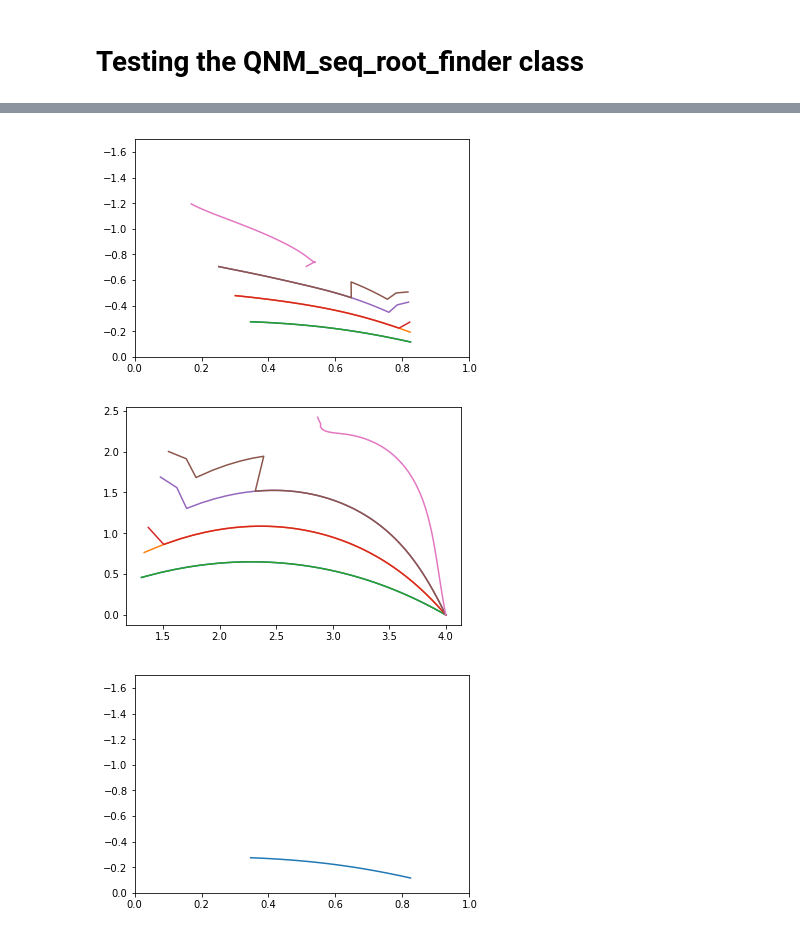
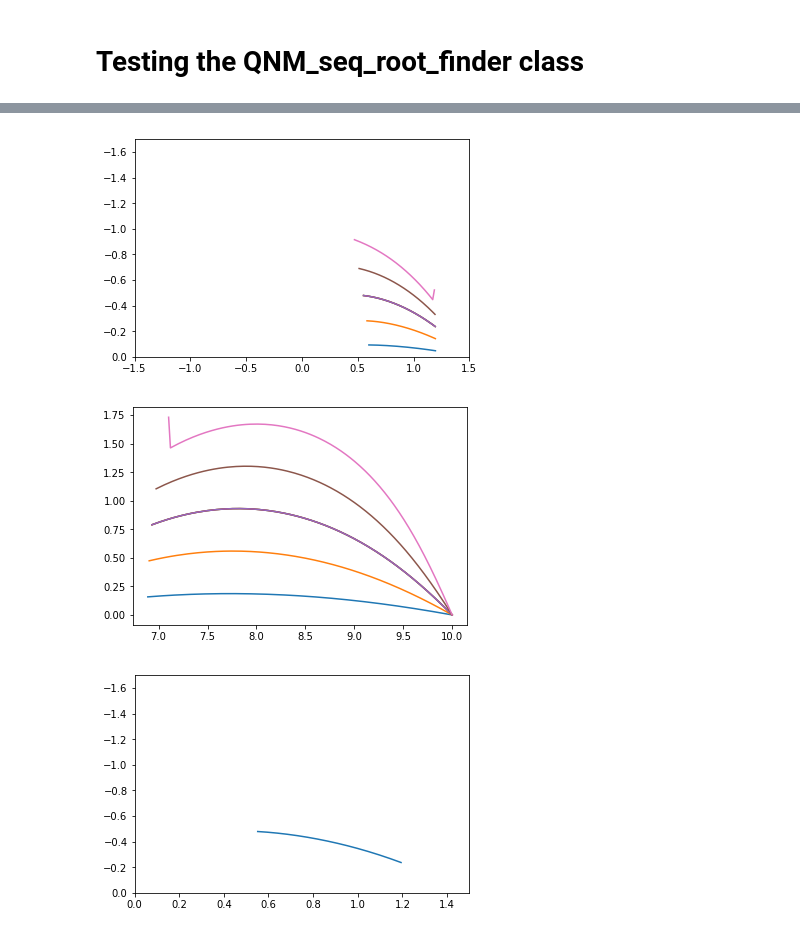
Before and after one commit to duetosymmetry/qnm, a Jupyter notebook: Experiment.ipynb, the cells around one changed output, grey strips where cells are left out. Drawn from its saved outputs; the diff is of its cells as text; code cells hidden in the pictures.

Commit message:
Implemented eikonal guess for omega, changed n_inv to n in seq finder

```diff
--- a/Experiment.ipynb
+++ b/Experiment.ipynb
@@ -176,5 +170,11 @@ array([0, 1, 2, 3, 4, 5, 6])
 # %%
+a_max = .97
+
+ns=np.arange(0,7)
+s=-2
+l=3
+m=3
 seqs = [None] * len(ns)
 for n in ns:
-    seqs[n] = QNM_root_finder.QNM_seq_root_finder(n_inv=n, a_max=0.99)
+    seqs[n] = QNM_root_finder.QNM_seq_root_finder(n=n, a_max=a_max, delta_a=5e-3, s=s, l=l, m=m)
     seqs[n].do_find_sequence()
@@ -181,24 +189,24 @@ for n in ns:
 # %%
 for n in ns:
     plt.plot(np.real(seqs[n].omega), np.imag(seqs[n].omega))
-plt.xlim(0., 1.)
+plt.xlim(-1.5, 1.5)
 plt.ylim(-1.7,0)
 plt.gca().invert_yaxis()
 plt.show()
 # %% [output]
-[figure, old version]
+[figure, new version]
 # %%
 for n in ns:
     plt.plot(np.real(seqs[n].A), np.imag(seqs[n].A))
 plt.show()
 # %% [output]
-[figure, old version]
+[figure, new version]
 # %%
 n=2
 plt.plot(np.real(seqs[n].omega), np.imag(seqs[n].omega))
-plt.xlim(0., 1.)
+plt.xlim(0., 1.5)
 plt.ylim(-1.7,0)
 plt.gca().invert_yaxis()
 plt.show()
 # %% [output]
-[figure, old version]
+[figure, new version]
```
Also changed, not shown: parts of 4 cells of this notebook, 1 other file.
